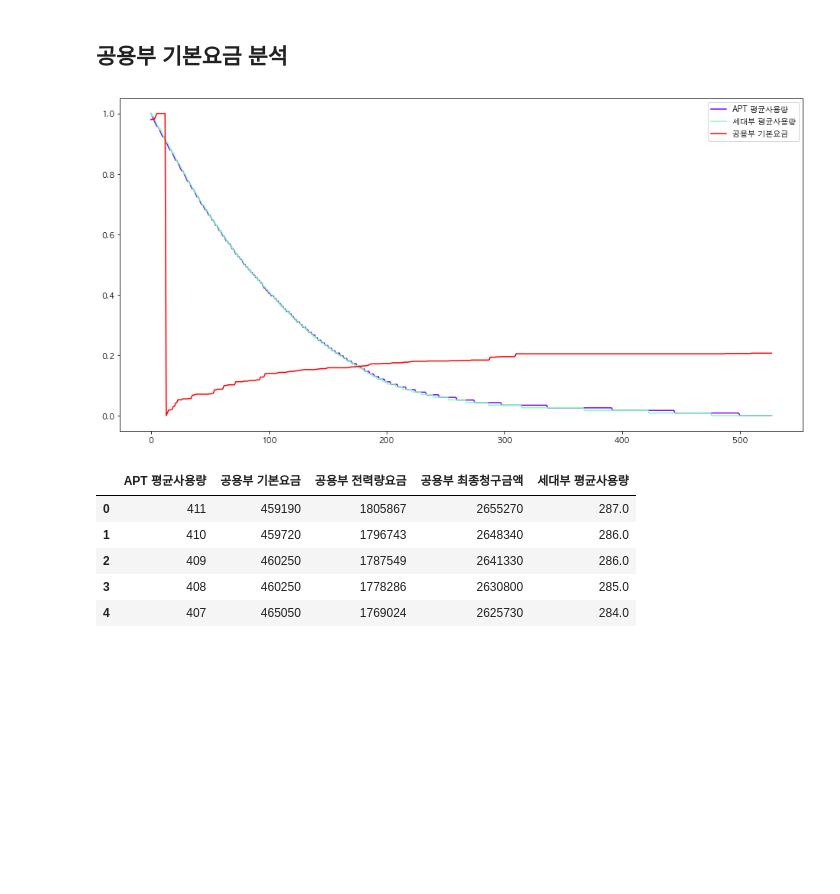
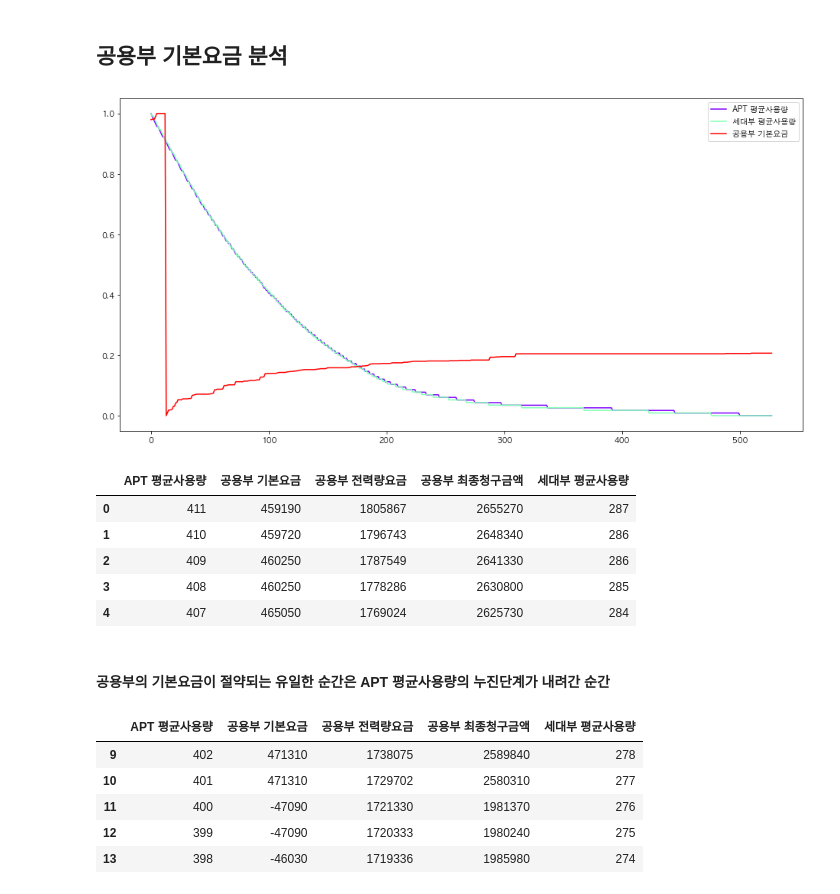
Before and after one commit to formegusto/what-is-public-fee, a Jupyter notebook: 전기를 아꼈을 때, 공동설비요금이 감소할까? (형평성의 문제에 대하여).ipynb, the cells around one changed output. Saved outputs shown, nothing was run; the diff lists cells and outputs as text; code cells hidden in the pictures; blank space fills up the shorter version.

```diff
--- a/전기를 아꼈을 때, 공동설비요금이 감소할까? (형평성의 문제에 대하여).ipynb
+++ b/전기를 아꼈을 때, 공동설비요금이 감소할까? (형평성의 문제에 대하여).ipynb
@@ -147,6 +147,8 @@ saving_pd.head()
 # %% [markdown]
 ## 공용부 기본요금 분석
 # %%
+saving_pd['세대부 평균사용량'] = saving_pd['세대부 평균사용량'].astype("int")
+
 matplotlib.use('module://matplotlib_inline.backend_inline')
 plt.figure(figsize=(16,8))
 
@@ -164,8 +166,19 @@ saving_pd.head()
 # %% [output]
 [figure]
 |  | APT 평균사용량 | 공용부 기본요금 | 공용부 전력량요금 | 공용부 최종청구금액 | 세대부 평균사용량 |
-| 0 | 411 | 459190 | 1805867 | 2655270 | 287.0 |
-| 1 | 410 | 459720 | 1796743 | 2648340 | 286.0 |
-| 2 | 409 | 460250 | 1787549 | 2641330 | 286.0 |
-| 3 | 408 | 460250 | 1778286 | 2630800 | 285.0 |
-| 4 | 407 | 465050 | 1769024 | 2625730 | 284.0 |
+| 0 | 411 | 459190 | 1805867 | 2655270 | 287 |
+| 1 | 410 | 459720 | 1796743 | 2648340 | 286 |
+| 2 | 409 | 460250 | 1787549 | 2641330 | 286 |
+| 3 | 408 | 460250 | 1778286 | 2630800 | 285 |
+| 4 | 407 | 465050 | 1769024 | 2625730 | 284 |
+# %% [markdown]
+#### 공용부의 기본요금이 절약되는 유일한 순간은 APT 평균사용량의 누진단계가 내려간 순간
+# %%
+saving_pd.iloc[9:].head()
+# %% [output]
+|  | APT 평균사용량 | 공용부 기본요금 | 공용부 전력량요금 | 공용부 최종청구금액 | 세대부 평균사용량 |
+| 9 | 402 | 471310 | 1738075 | 2589840 | 278 |
+| 10 | 401 | 471310 | 1729702 | 2580310 | 277 |
+| 11 | 400 | -47090 | 1721330 | 1981370 | 276 |
+| 12 | 399 | -47090 | 1720333 | 1980240 | 275 |
+| 13 | 398 | -46030 | 1719336 | 1985980 | 274 |
```
Also changed, not shown: parts of 13 cells of this notebook.
